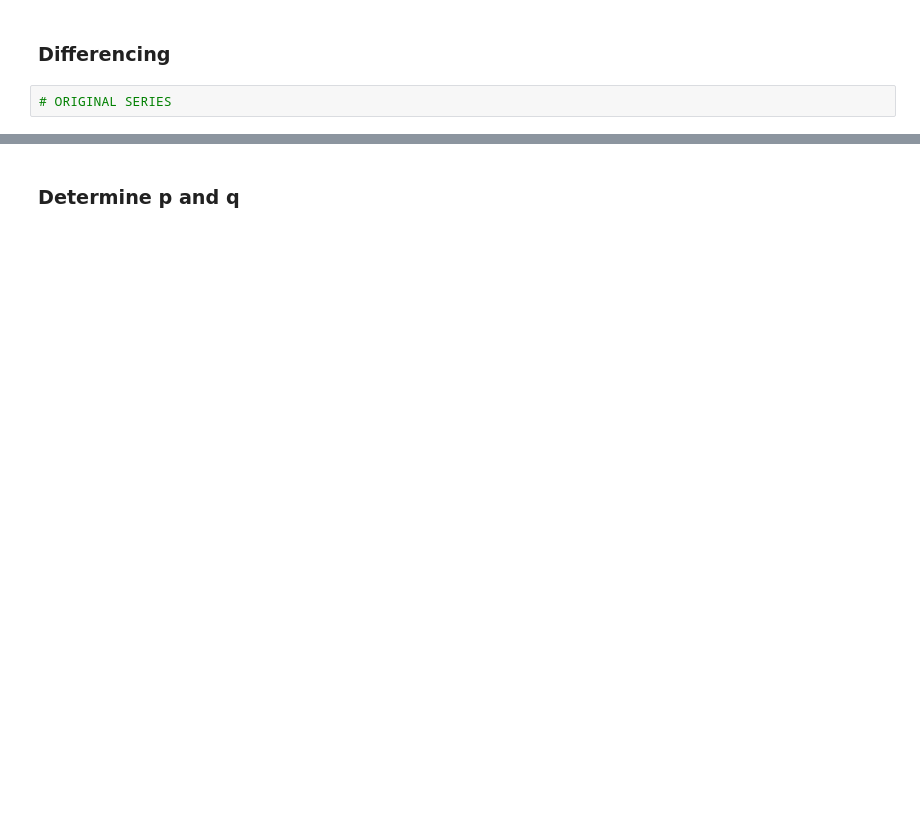
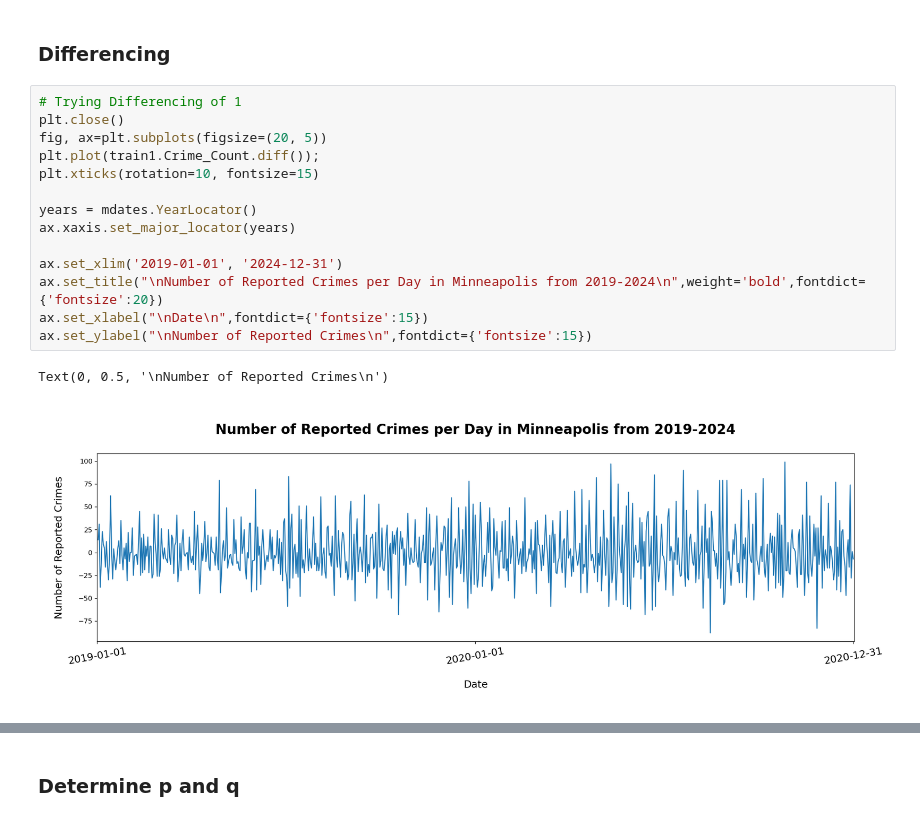
Before and after one commit to Hajar0Ahmed/Time-Series-Crime-Forecasting-Minneapolis, a Jupyter notebook: notebooks/Data_analysis.ipynb, the cells around one changed output, grey strips where cells are left out. Saved outputs shown, nothing was run; the diff lists cells and outputs as text; blank space fills up the shorter version.

```diff
--- a/notebooks/Data_analysis.ipynb
+++ b/notebooks/Data_analysis.ipynb
@@ -104,4 +117,19 @@ ax.set_ylabel("\nNumber of Reported Crimes\n",fontdict={'fontsize':15})
 # %% [markdown]
 ### Differencing
-# %%
-# ORIGINAL SERIES
+# %%
+# Trying Differencing of 1
+plt.close()
+fig, ax=plt.subplots(figsize=(20, 5))
+plt.plot(train1.Crime_Count.diff());
+plt.xticks(rotation=10, fontsize=15)
+
+years = mdates.YearLocator()
+ax.xaxis.set_major_locator(years)
+
+ax.set_xlim('2019-01-01', '2024-12-31')
+ax.set_title("\nNumber of Reported Crimes per Day in Minneapolis from 2019-2024\n",weight='bold',fontdict={'fontsize':20})
+ax.set_xlabel("\nDate\n",fontdict={'fontsize':15})
+ax.set_ylabel("\nNumber of Reported Crimes\n",fontdict={'fontsize':15})
+# %% [output]
+Text(0, 0.5, '\nNumber of Reported Crimes\n')
+[figure, added]
```
Also changed, not shown: parts of 9 cells of this notebook.
